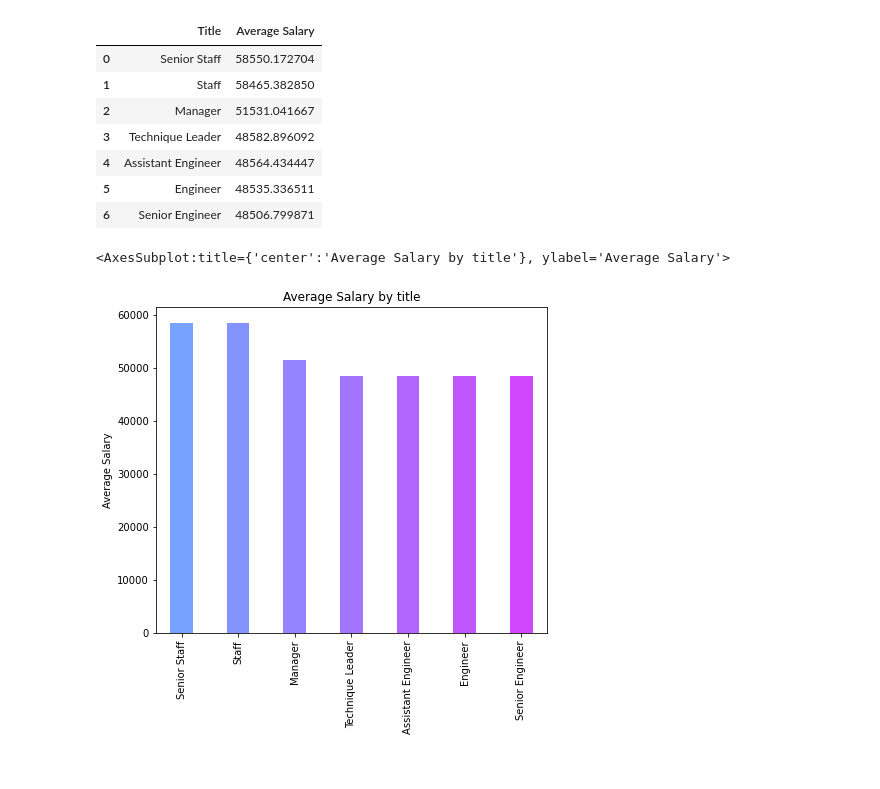
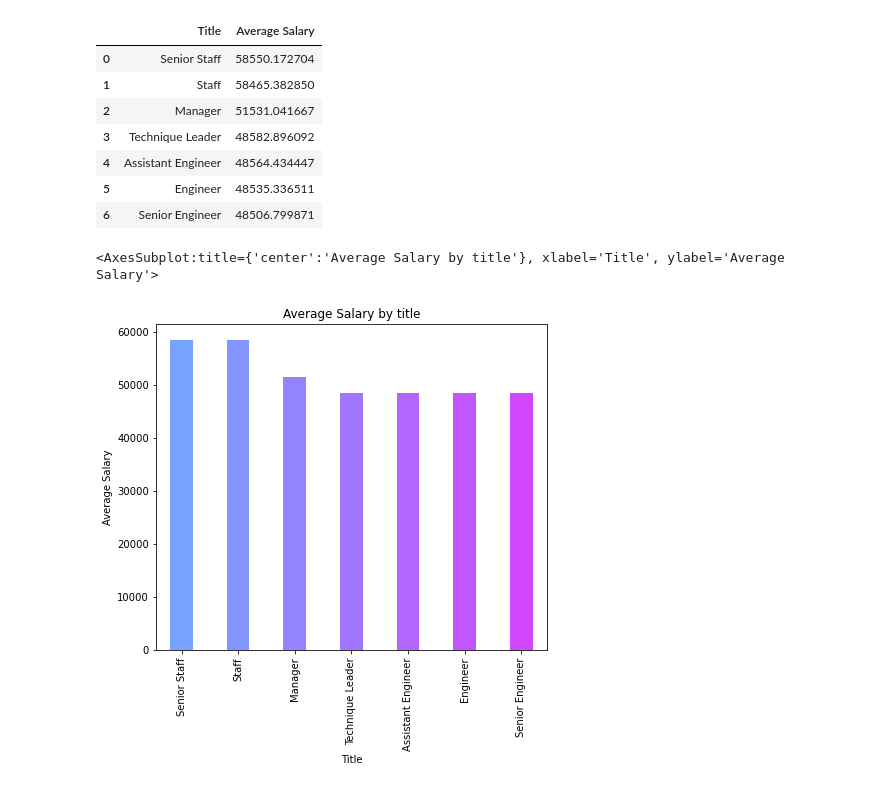
Before and after one commit to V-MalM/Analysis-Using-PostgreSQL, a Jupyter notebook: EmployeeSQL/bonus_analysis.ipynb, the cells around one changed output. Drawn from its saved outputs; the diff is of its cells as text; code cells hidden in the pictures.

```diff
--- a/EmployeeSQL/bonus_analysis.ipynb
+++ b/EmployeeSQL/bonus_analysis.ipynb
@@ -78,18 +78,18 @@ avg_sal_by_title_df
 # %%
 # Bar chart of average salary by title using pandas dataframe.plot.bar
 
-x_label      = ""
+x_label      = "Title"
 y_label      = "Average Salary"
 graph_title  = "Average Salary by title"
 
 tick_angle = 90
 fsize = (7,6)
 # using matplotlib colormap
 bar_color = cm.cool(np.linspace(.4, .8, len(avg_sal_by_title_df['Title'])))
 bar_alpha =0.9
 bar_width = 0.40
 
-avg_sal_by_title_df.plot.bar(x='Title', y='Average Salary', color=bar_color, figsize=fsize, title=graph_title, xlabel=x_label, ylabel=y_label, legend="", alpha=bar_alpha, width=bar_width, fontsize=10, rot=tick_angle)
+avg_sal_by_title_df.plot.bar(x='Title', y='Average Salary', color=bar_color, figsize=fsize, title=graph_title, xlabel=x_label, ylabel=y_label, legend="", alpha=bar_alpha, width=bar_width,  rot=tick_angle)
 # %% [output]
-<AxesSubplot:title={'center':'Average Salary by title'}, ylabel='Average Salary'>
+<AxesSubplot:title={'center':'Average Salary by title'}, xlabel='Title', ylabel='Average Salary'>
-[figure, old version]
+[figure, new version]
```
Also changed, not shown: parts of 4 cells of this notebook, 2 other files.
